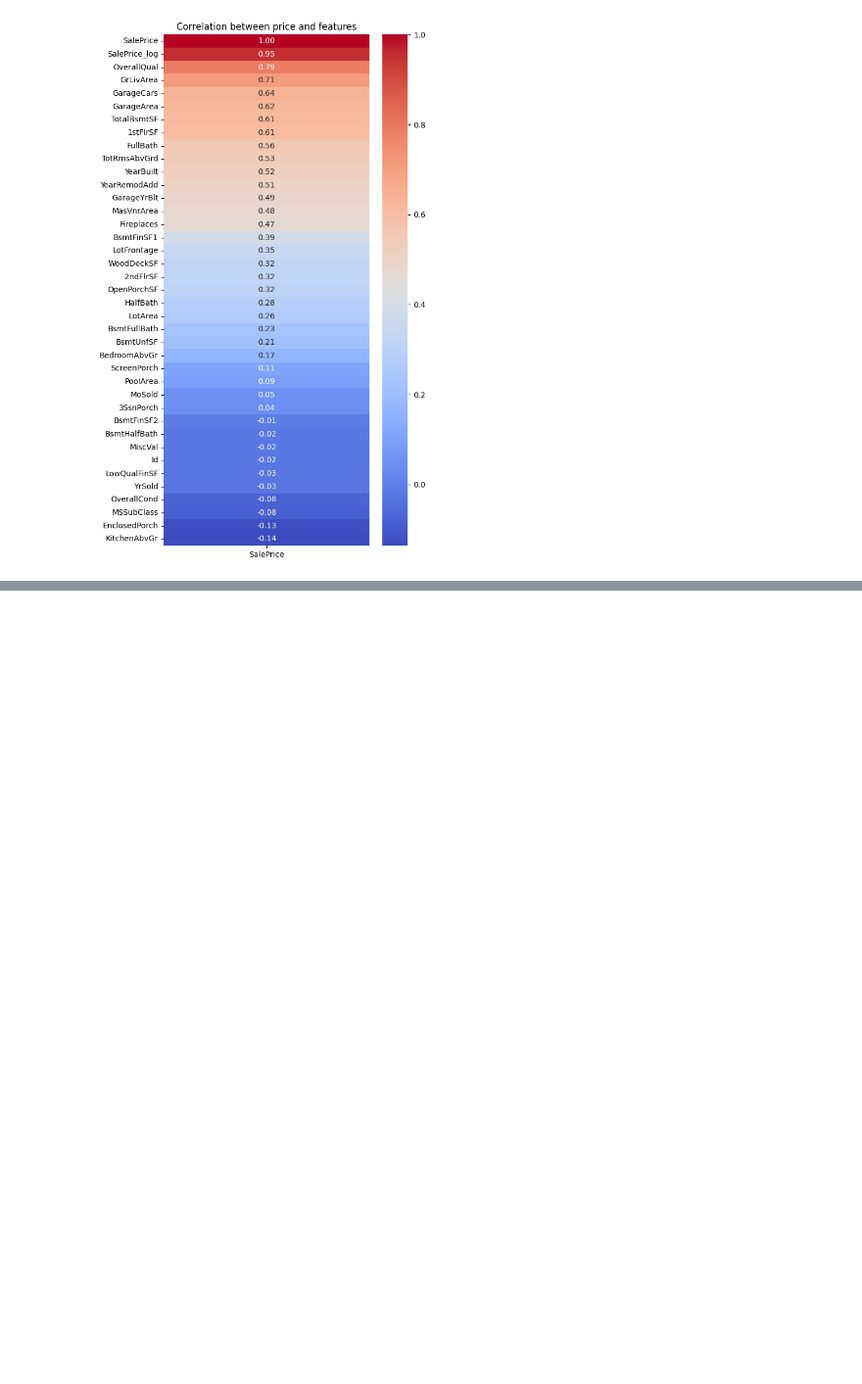
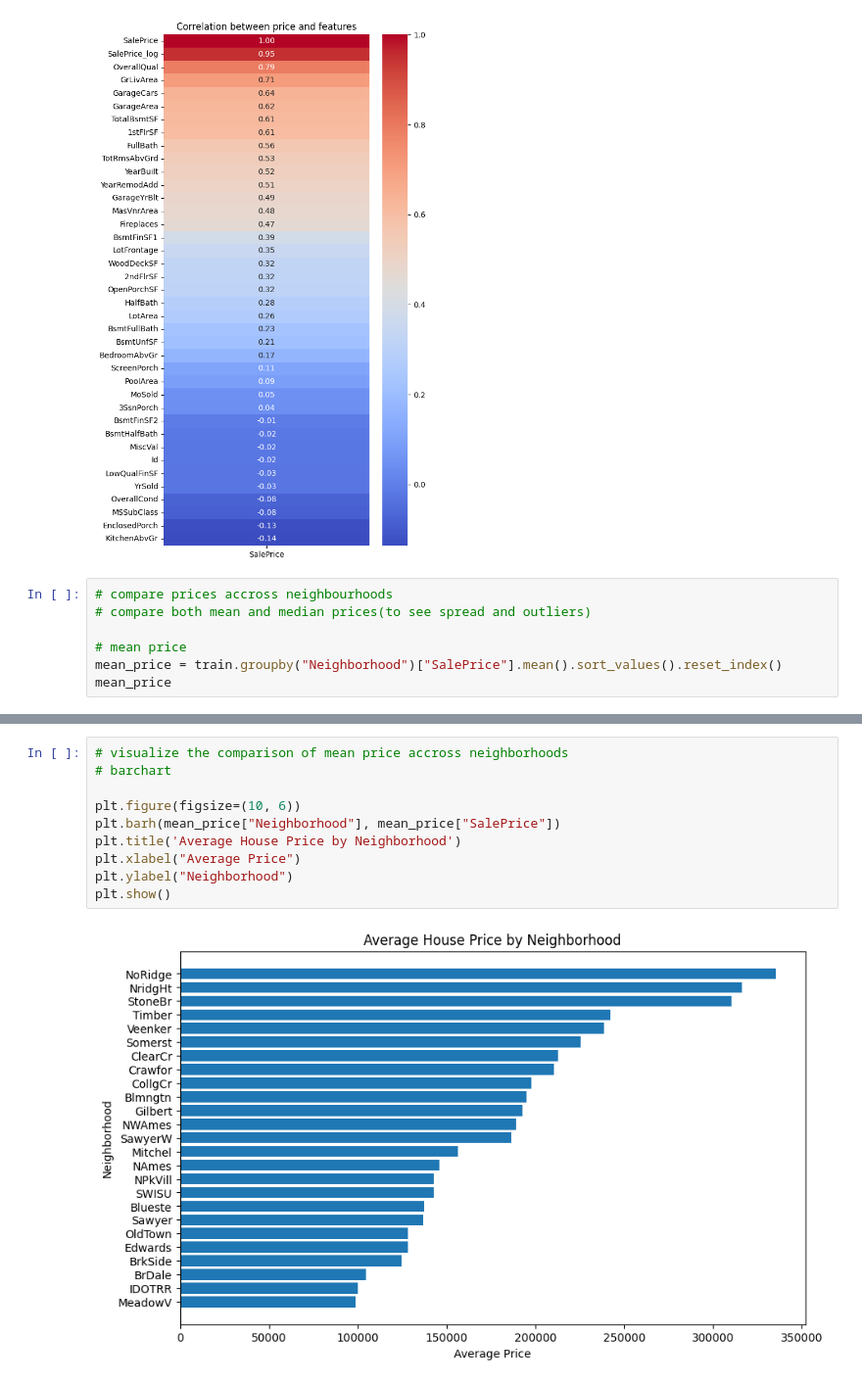
Before and after one commit to olaoluwaoyebola/PORA-Data-Science, a Jupyter notebook: Project/notebook/Capstone_Project.ipynb, the cells around one changed output, grey strips where cells are left out. Shown at 98% size. Drawn from its saved outputs; the diff is of its cells as text; blank space fills up the shorter version.

Commit message:
feat: compare prices accross neighborhoods

```diff
--- a/Project/notebook/Capstone_Project.ipynb
+++ b/Project/notebook/Capstone_Project.ipynb
@@ -177,3 +177,10 @@ plt.title("Correlation between price and features")
 plt.show()
 # %% [output]
 [figure]
+# %%
+# compare prices accross neighbourhoods
+# compare both mean and median prices(to see spread and outliers)
+
+# mean price
+mean_price = train.groupby("Neighborhood")["SalePrice"].mean().sort_values().reset_index()
+mean_price
@@ -179,0 +205,12 @@ plt.show()
+# %%
+# visualize the comparison of mean price accross neighborhoods
+# barchart
+
+plt.figure(figsize=(10, 6))
+plt.barh(mean_price["Neighborhood"], mean_price["SalePrice"])
+plt.title('Average House Price by Neighborhood')
+plt.xlabel("Average Price")
+plt.ylabel("Neighborhood")
+plt.show()
+# %% [output]
+[figure, added]
```
Also changed, not shown: parts of 3 cells of this notebook.
